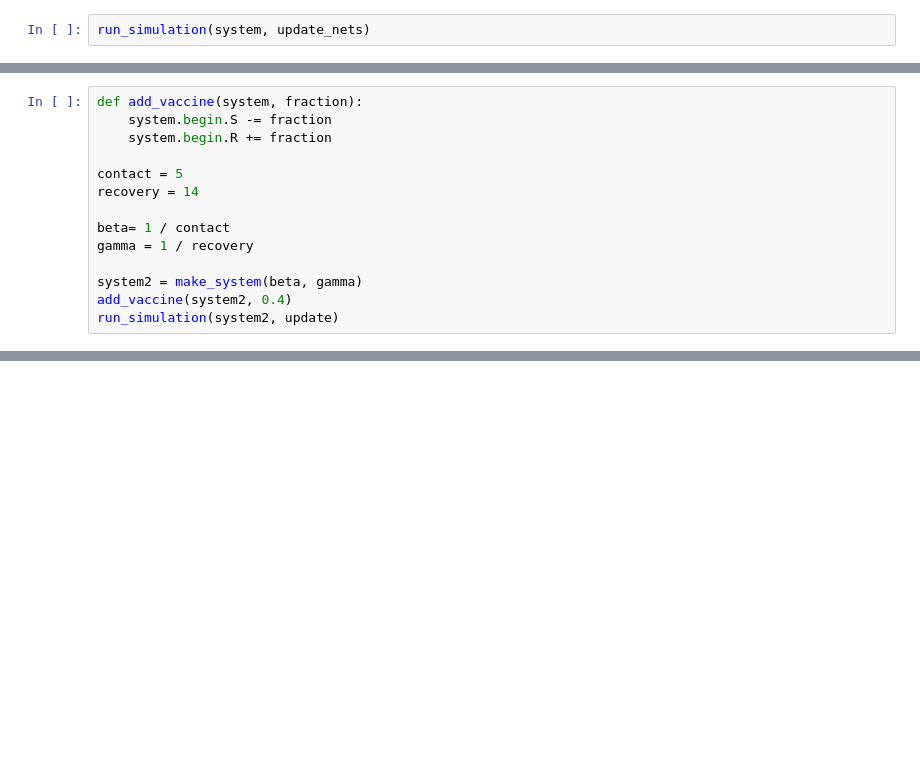
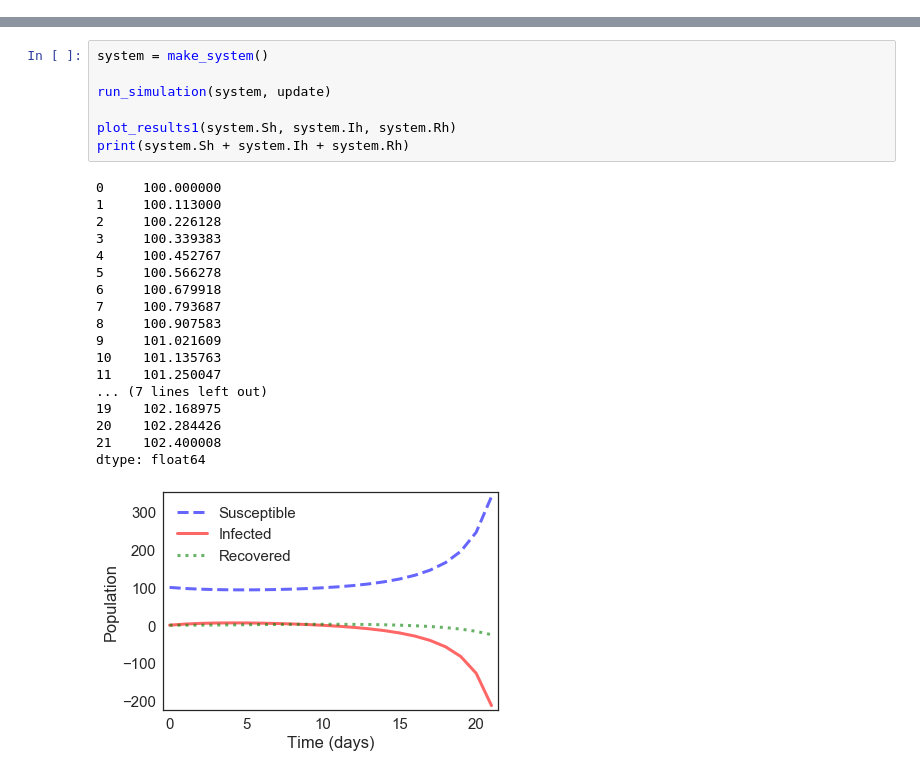
Before and after one commit to lanfenson/ModSimPy, a Jupyter notebook: code/MalariaModel.ipynb, the cells around one changed output, grey strips where cells are left out. Saved outputs shown, nothing was run; the diff lists cells and outputs as text; blank space fills up the shorter version.

```diff
--- a/code/MalariaModel.ipynb
+++ b/code/MalariaModel.ipynb
@@ -65,2 +0,0 @@ def run_simulation_TS(system, update_func):
-# %%
-run_simulation(system, update_nets)
@@ -72,14 +0,0 @@ run_simulation(system, update_nets)
-# %%
-def add_vaccine(system, fraction):
-    system.begin.S -= fraction
-    system.begin.R += fraction
-
-contact = 5
-recovery = 14
-
-beta= 1 / contact
-gamma = 1 / recovery
-
-system2 = make_system(beta, gamma)
-add_vaccine(system2, 0.4)
-run_simulation(system2, update)
@@ -90,0 +88,26 @@ run_simulation(system2, update)
+# %%
+system = make_system()
+
+run_simulation(system, update)
+
+plot_results1(system.Sh, system.Ih, system.Rh)
+print(system.Sh + system.Ih + system.Rh)
+# %% [output]
+0     100.000000
+1     100.113000
+2     100.226128
+3     100.339383
+4     100.452767
+5     100.566278
+6     100.679918
+7     100.793687
+8     100.907583
+9     101.021609
+10    101.135763
+11    101.250047
+... (7 lines left out)
+19    102.168975
+20    102.284426
+21    102.400008
+dtype: float64
+[figure, added]
```
Also changed, not shown: parts of 6 cells of this notebook, 2 other files.
